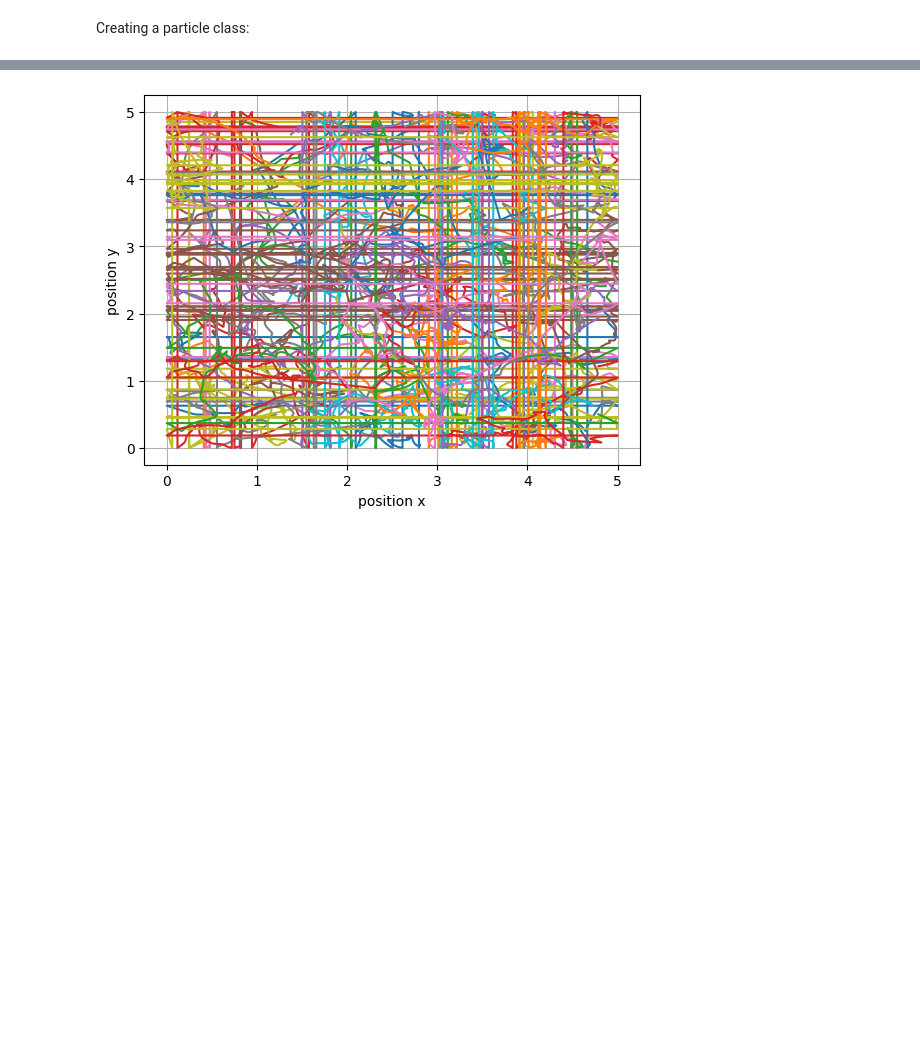
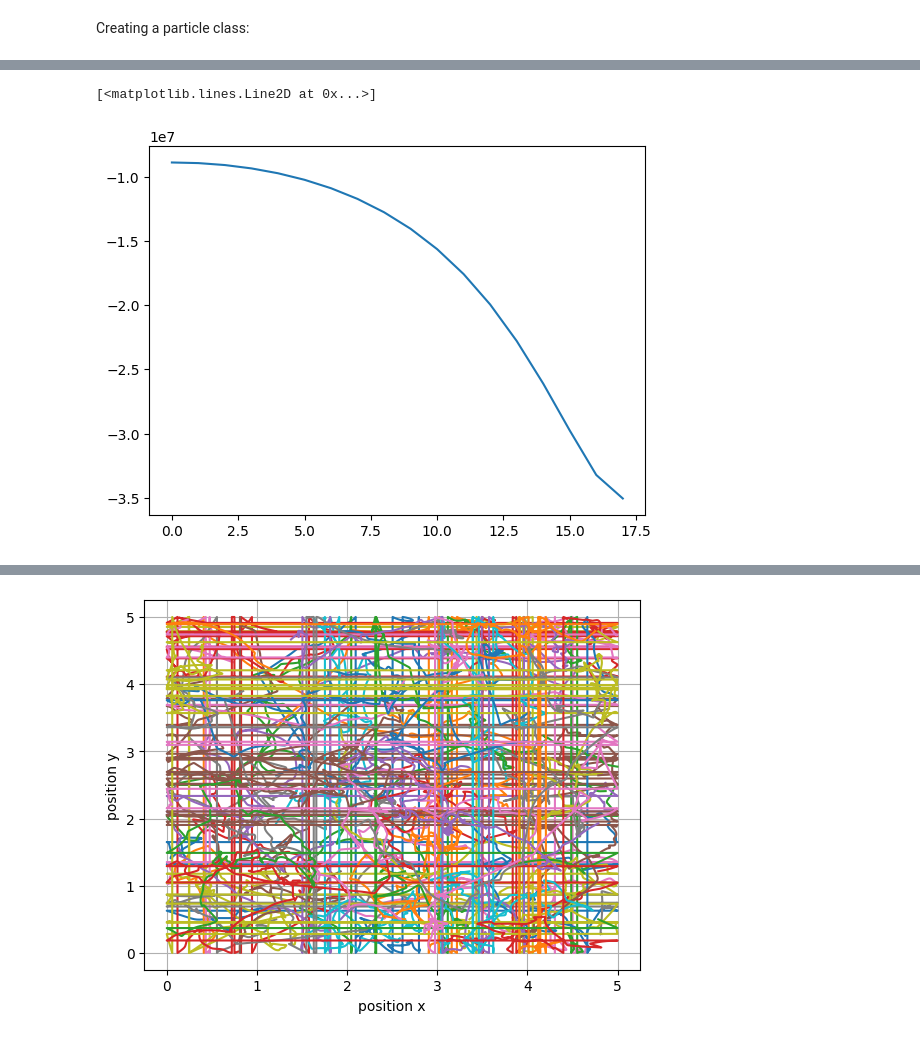
Before and after one commit to JONNeKK/ccs, a Jupyter notebook: week_3/week_3.ipynb, the cells around one changed output, grey strips where cells are left out. Drawn from its saved outputs; the diff is of its cells as text; code cells hidden in the pictures; blank space fills up the shorter version.

```diff
--- a/week_3/week_3.ipynb
+++ b/week_3/week_3.ipynb
@@ -154,7 +154,7 @@ class Box:
 
         for i in range(self.n_particles):
             self.particles.append(Particle(radius[i],mass[i],x[i],y[i],np.sin(angle[i]) * vel[i],np.cos(angle[i]) * vel[i]))
-            print(self.particles[i])
+
 
 
         self.forces = np.ones((self.n_particles, self.n_particles, 2))-1
@@ -190,7 +190,7 @@ class Box:
         # constants
         c_6 = 6.2647225e3 # g/mol  *  nm**8/ns**2
         c_12 = 9.847044 # g/mol  *  nm**14/ns**2
-        potential_energy = np.zeros((self.forces.shape[0], self.forces.shape[1]))
+
 
         #iterate through each pairwise interaction
         for i in range(self.forces.shape[0]):
@@ -232,6 +232,16 @@ class Box:
                     self.forces[i][j][1] = -(12*c_12/distance**14-6*c_6/distance**8)*distance_vector[1]
                     self.forces[j][i][1] = (12*c_12/distance**14-6*c_6/distance**8)*distance_vector[1]
                 #save the potential energy as well
+
+    def calculate_potential(self):
+        # constants
+        c_6 = 6.2647225e3 # g/mol  *  nm**8/ns**2
+        c_12 = 9.847044 # g/mol  *  nm**14/ns**2
+        potential_energy = np.zeros((self.forces.shape[0], self.forces.shape[1]))
+
+        for i in range(self.forces.shape[0]):
+            for j in range(i+1,self.forces.shape[1]):
+                distance = self.particles[i].calculate_distance(self.particles[j])
                 potential_energy[i][j] = -(-c_12/distance**12+c_6/distance**6)
                 potential_energy[j][i] = -(-c_12/distance**12+c_6/distance**6)
         return potential_energy
@@ -601,5 +631,8 @@ This is a particle at 4.79, 4.79 with v=105.96,-106.17
 # %%
 # Defining number of simulation steps
-steps = 20000
+steps = 200
 dt = 2e-6 #ns
 sim = Simulation(box, steps, dt)
+# %%
+energies = sim.steepest_descent(0.01)
+energies
@@ -605,0 +658,5 @@ sim = Simulation(box, steps, dt)
+# %%
+plt.plot(energies)
+# %% [output]
+[<matplotlib.lines.Line2D at 0x...>]
+[figure, added]
```
Also changed, not shown: parts of 11 cells of this notebook.
